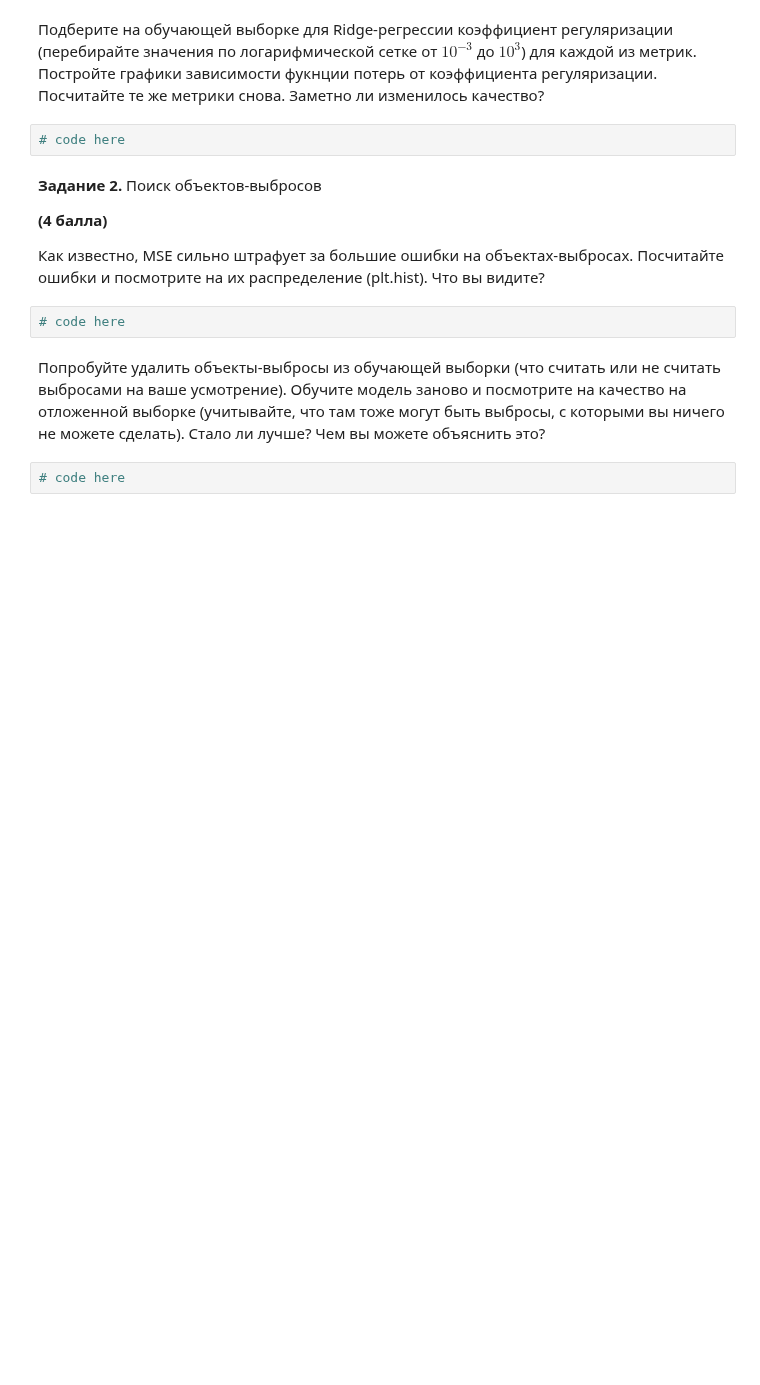
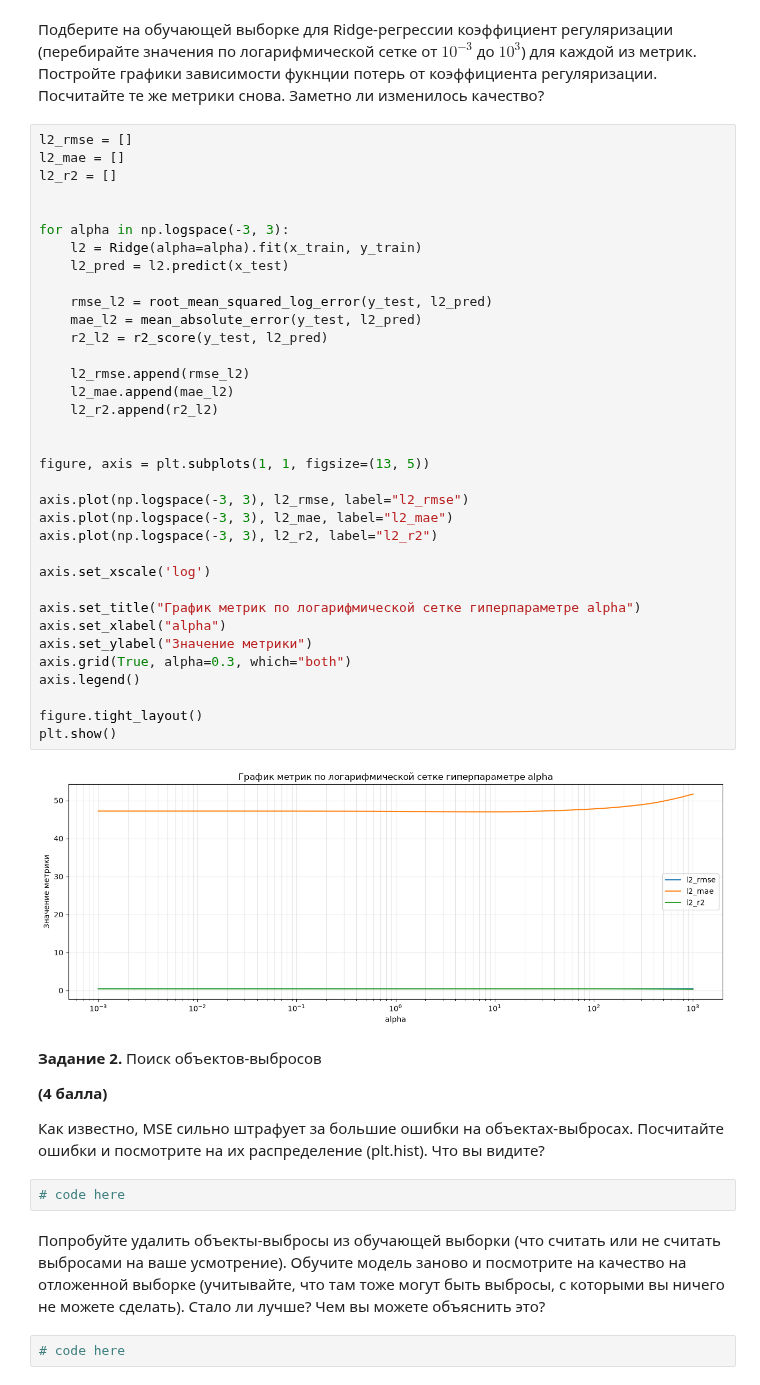
Before and after one commit to Xsemka/ml_lessons, a Jupyter notebook: task_tune/task_linreg_tune_practice.ipynb, the cells around one changed output. Saved outputs shown, nothing was run; the diff lists cells and outputs as text; blank space fills up the shorter version.

```diff
--- a/task_tune/task_linreg_tune_practice.ipynb
+++ b/task_tune/task_linreg_tune_practice.ipynb
@@ -45,7 +100,42 @@ from sklearn.cross_validation import cross_val_predict
 # %% [markdown]
 Подберите на обучающей выборке для Ridge-регрессии коэффициент регуляризации (перебирайте значения по логарифмической сетке от $10^{-3}$ до $10^3$) для каждой из метрик. Постройте графики зависимости фукнции потерь от коэффициента регуляризации. Посчитайте те же метрики снова. Заметно ли изменилось качество?
-# %%
-# code here
+# %%
+l2_rmse = []
+l2_mae = []
+l2_r2 = []
+
+
+for alpha in np.logspace(-3, 3):
+    l2 = Ridge(alpha=alpha).fit(x_train, y_train)
+    l2_pred = l2.predict(x_test)
+
+    rmse_l2 = root_mean_squared_log_error(y_test, l2_pred)
+    mae_l2 = mean_absolute_error(y_test, l2_pred)
+    r2_l2 = r2_score(y_test, l2_pred)
+
+    l2_rmse.append(rmse_l2)
+    l2_mae.append(mae_l2)
+    l2_r2.append(r2_l2)
+
+
+figure, axis = plt.subplots(1, 1, figsize=(13, 5))
+
+axis.plot(np.logspace(-3, 3), l2_rmse, label="l2_rmse")
+axis.plot(np.logspace(-3, 3), l2_mae, label="l2_mae")
+axis.plot(np.logspace(-3, 3), l2_r2, label="l2_r2")
+
+axis.set_xscale('log')
+
+axis.set_title("Грaфик метрик по логарифмической сетке гиперпараметре alpha")
+axis.set_xlabel("alpha")
+axis.set_ylabel("Значение метрики")
+axis.grid(True, alpha=0.3, which="both")
+axis.legend()
+
+figure.tight_layout()
+plt.show()
+# %% [output]
+[figure, added]
 # %% [markdown]
 __Задание 2.__ Поиск объектов-выбросов
 
```
Also changed, not shown: parts of 7 cells of this notebook, 16 other files.
